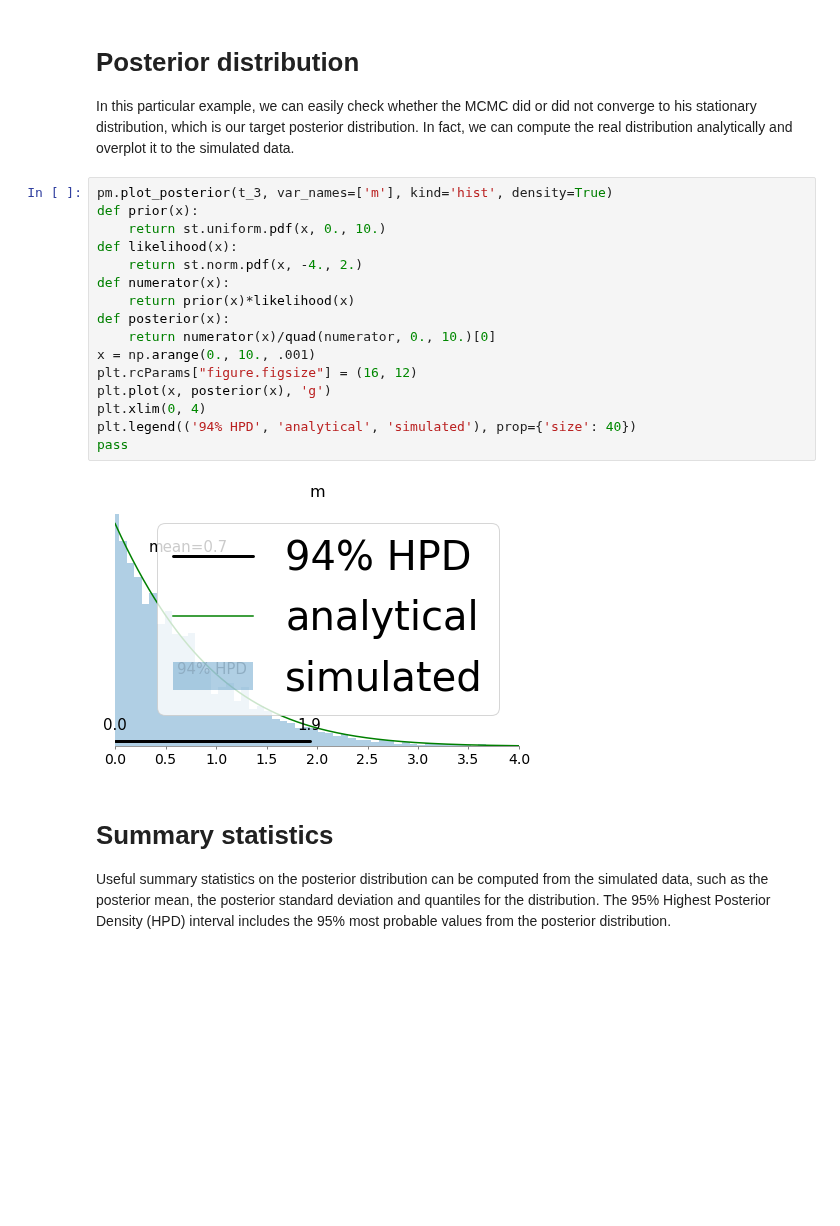
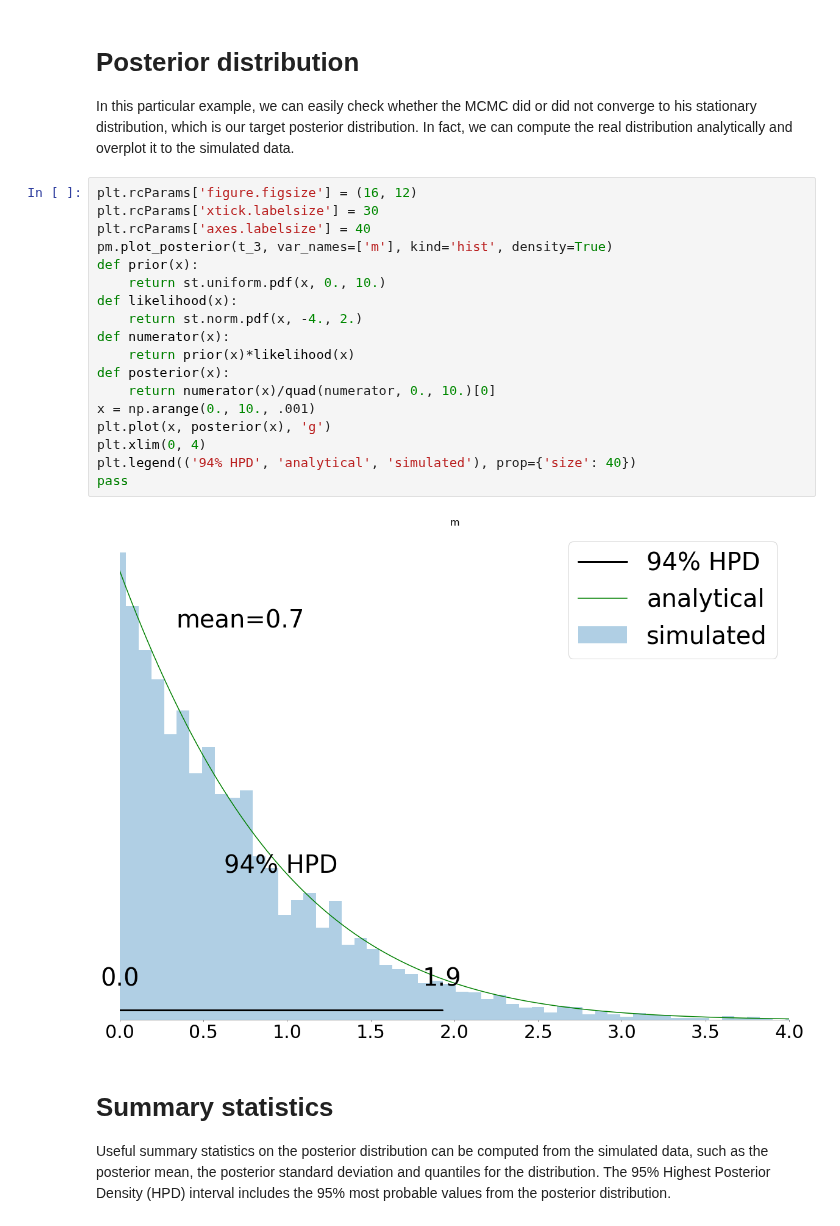
Before and after one commit to fcastagna/mcmc_convergence, a Jupyter notebook: try.ipynb, the cells around one changed output. Drawn from its saved outputs; the diff is of its cells as text; blank space fills up the shorter version.

```diff
--- a/try.ipynb
+++ b/try.ipynb
@@ -107,23 +113,25 @@ pass
 # Posterior distribution
 In this particular example, we can easily check whether the MCMC did or did not converge to his stationary distribution, which is our target posterior distribution. In fact, we can compute the real distribution analytically and overplot it to the simulated data.
 # %%
+plt.rcParams['figure.figsize'] = (16, 12)
+plt.rcParams['xtick.labelsize'] = 30
+plt.rcParams['axes.labelsize'] = 40
 pm.plot_posterior(t_3, var_names=['m'], kind='hist', density=True)
 def prior(x):
     return st.uniform.pdf(x, 0., 10.)
 def likelihood(x):
     return st.norm.pdf(x, -4., 2.)
 def numerator(x):
     return prior(x)*likelihood(x)
 def posterior(x):
     return numerator(x)/quad(numerator, 0., 10.)[0]
 x = np.arange(0., 10., .001)
-plt.rcParams["figure.figsize"] = (16, 12)
 plt.plot(x, posterior(x), 'g')
 plt.xlim(0, 4)
 plt.legend(('94% HPD', 'analytical', 'simulated'), prop={'size': 40})
 pass
 # %% [output]
-[figure, old version]
+[figure, new version]
 # %% [markdown]
 # Summary statistics
 Useful summary statistics on the posterior distribution can be computed from the simulated data, such as the posterior mean, the posterior standard deviation and quantiles for the distribution. The 95% Highest Posterior Density (HPD) interval includes the 95% most probable values from the posterior distribution.
```
Also changed, not shown: parts of 8 cells of this notebook.
